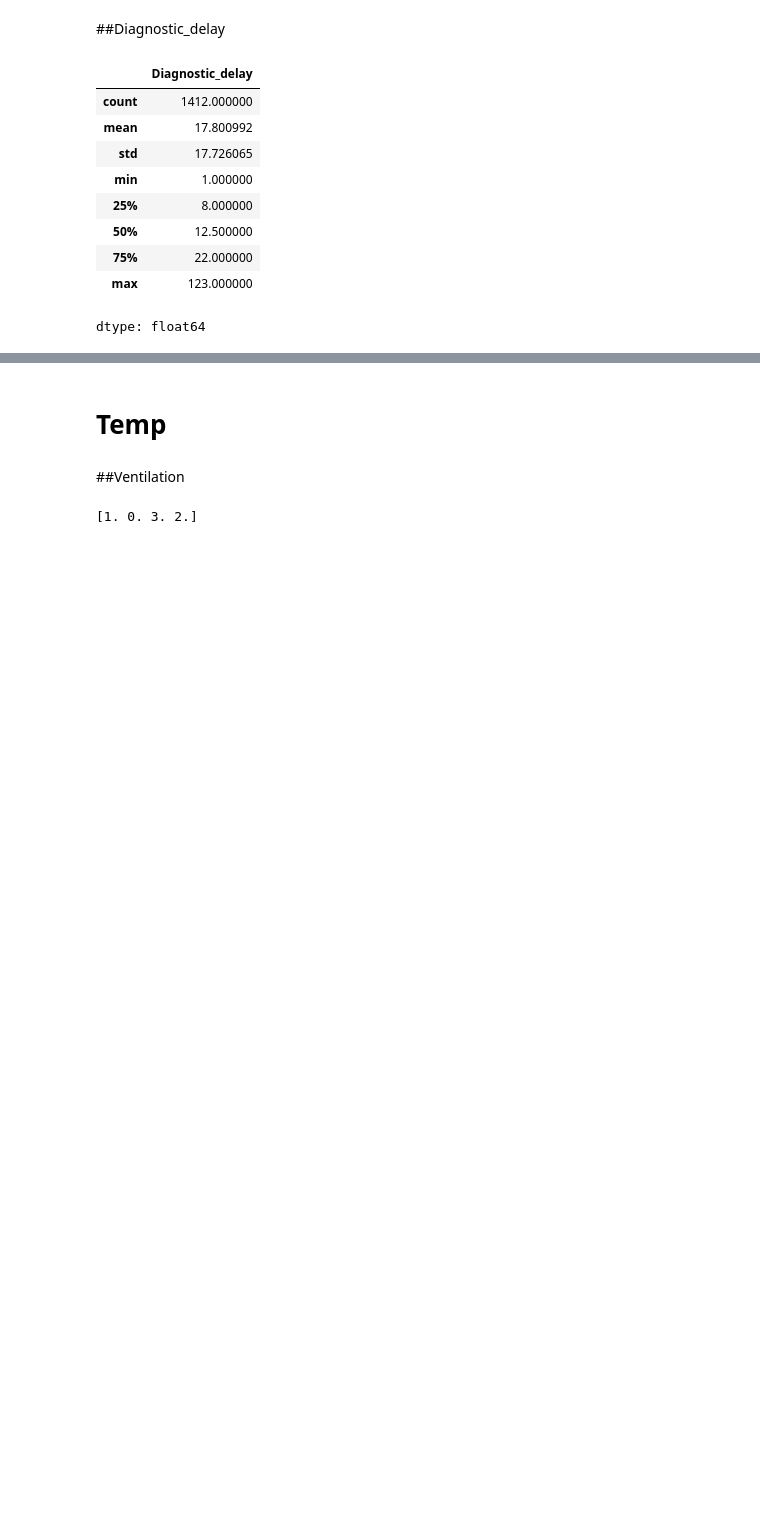
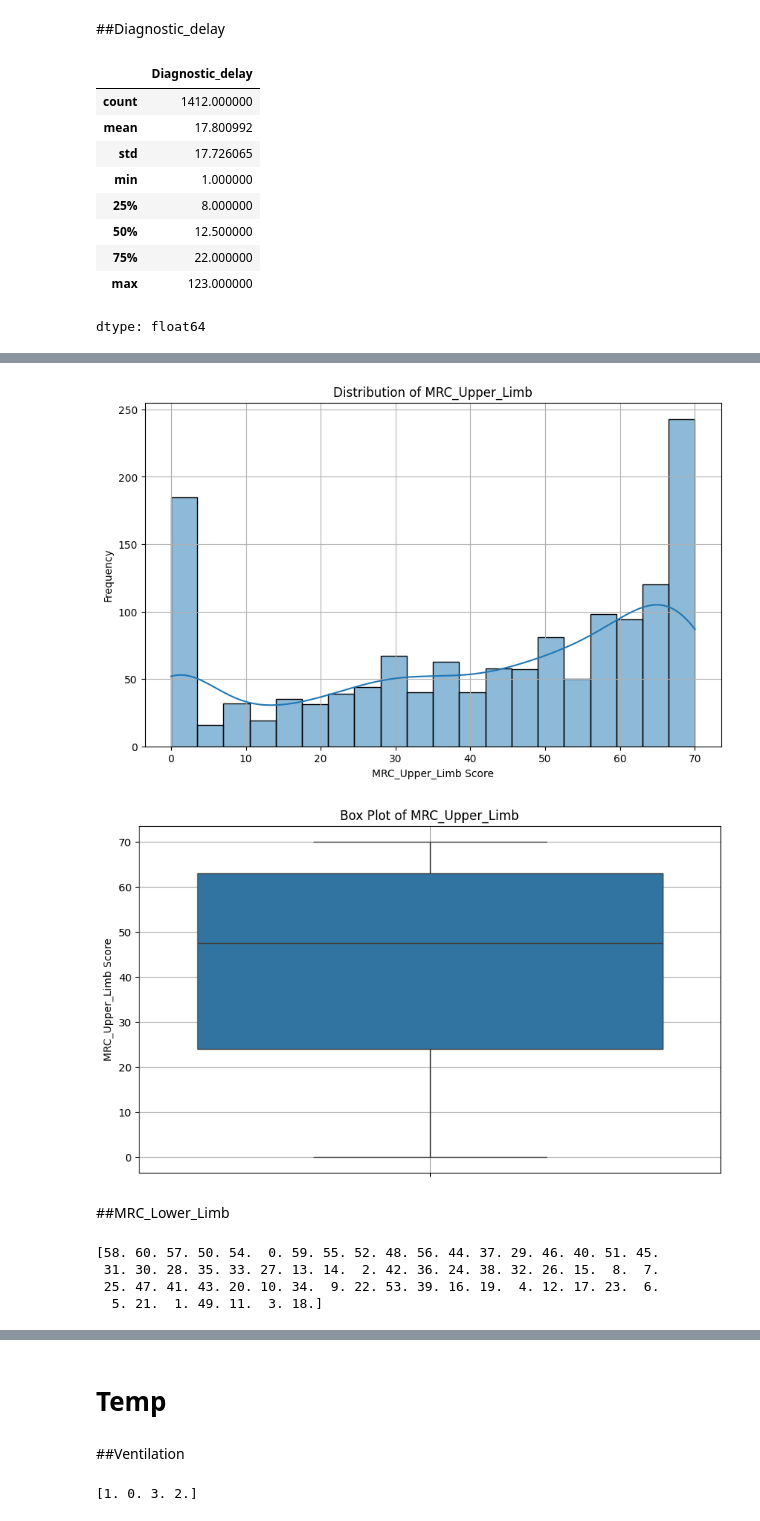
Before and after one commit to FaridRash/Advance-Statistical-Learnin--Semester-3, a Jupyter notebook: MH/Mh_AD.ipynb, the cells around one changed output, grey strips where cells are left out. Saved outputs shown, nothing was run; the diff lists cells and outputs as text; code cells hidden in the pictures; blank space fills up the shorter version.

```diff
--- a/MH/Mh_AD.ipynb
+++ b/MH/Mh_AD.ipynb
@@ -413,0 +436,32 @@ dtype: float64
+# %%
+import matplotlib.pyplot as plt
+import seaborn as sns
+
+# Histogram for MRC_Upper_Limb
+plt.figure(figsize=(10, 6))
+sns.histplot(data=df, x='MRC_Upper_Limb', bins=20, kde=True)
+plt.title('Distribution of MRC_Upper_Limb')
+plt.xlabel('MRC_Upper_Limb Score')
+plt.ylabel('Frequency')
+plt.grid(True)
+plt.show()
+
+# Box plot for MRC_Upper_Limb
+plt.figure(figsize=(10, 6))
+sns.boxplot(data=df, y='MRC_Upper_Limb')
+plt.title('Box Plot of MRC_Upper_Limb')
+plt.ylabel('MRC_Upper_Limb Score')
+plt.grid(True)
+plt.show()
+# %% [output]
+[figure, added]
+[figure, added]
+# %% [markdown]
+##MRC_Lower_Limb
+# %%
+print(df['MRC_Lower_Limb'].unique())
+# %% [output]
+[58. 60. 57. 50. 54.  0. 59. 55. 52. 48. 56. 44. 37. 29. 46. 40. 51. 45.
+ 31. 30. 28. 35. 33. 27. 13. 14.  2. 42. 36. 24. 38. 32. 26. 15.  8.  7.
+ 25. 47. 41. 43. 20. 10. 34.  9. 22. 53. 39. 16. 19.  4. 12. 17. 23.  6.
+  5. 21.  1. 49. 11.  3. 18.]
```
Also changed, not shown: parts of 18 cells of this notebook.
